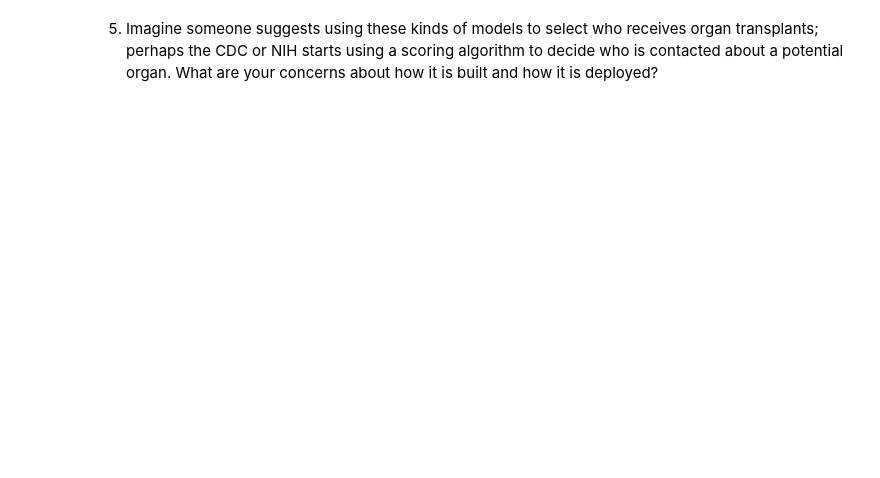
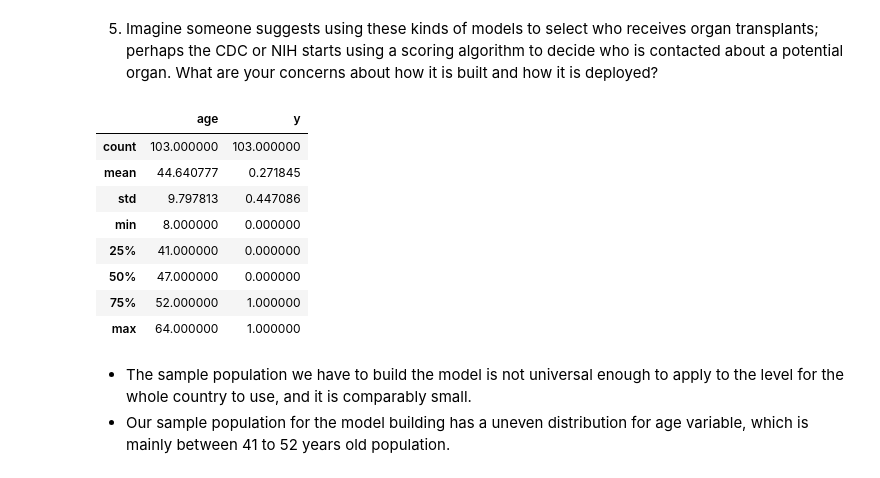
Before and after one commit to xec9cp/linear_models_assignment, a Jupyter notebook: assignment.ipynb, the cells around one changed output. Drawn from its saved outputs; the diff is of its cells as text; code cells hidden in the pictures; blank space fills up the shorter version.

```diff
--- a/assignment.ipynb
+++ b/assignment.ipynb
@@ -175,2 +286,17 @@ pd.crosstab(df['transplant'], df['survived'])
 # %% [markdown]
 5. Imagine someone suggests using these kinds of models to select who receives organ transplants; perhaps the CDC or NIH starts using a scoring algorithm to decide who is contacted about a potential organ. What are your concerns about how it is built and how it is deployed?
+# %%
+df.describe()
+# %% [output]
+|  | age | y |
+| count | 103.000000 | 103.000000 |
+| mean | 44.640777 | 0.271845 |
+| std | 9.797813 | 0.447086 |
+| min | 8.000000 | 0.000000 |
+| 25% | 41.000000 | 0.000000 |
+| 50% | 47.000000 | 0.000000 |
+| 75% | 52.000000 | 1.000000 |
+| max | 64.000000 | 1.000000 |
+# %% [markdown]
+- The sample population we have to build the model is not universal enough to apply to the level for the whole country to use, and it is comparably small.
+- Our sample population for the model building has a uneven distribution for age variable, which is mainly between 41 to 52 years old population.
```
Also changed, not shown: parts of 11 cells of this notebook.
